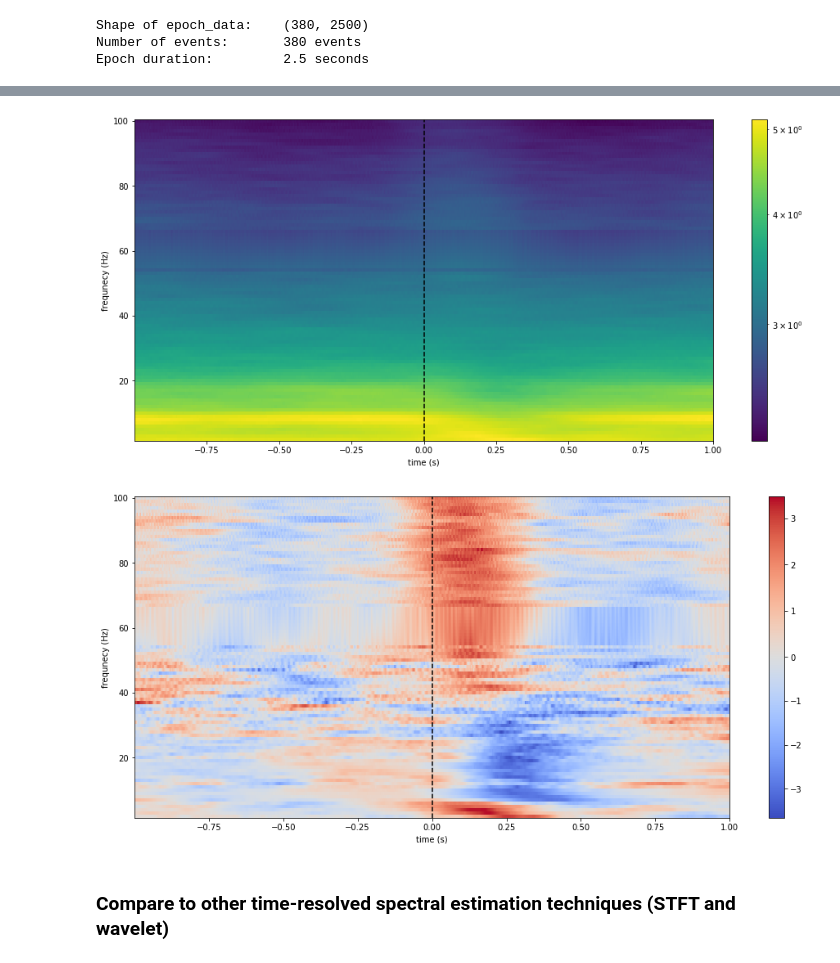
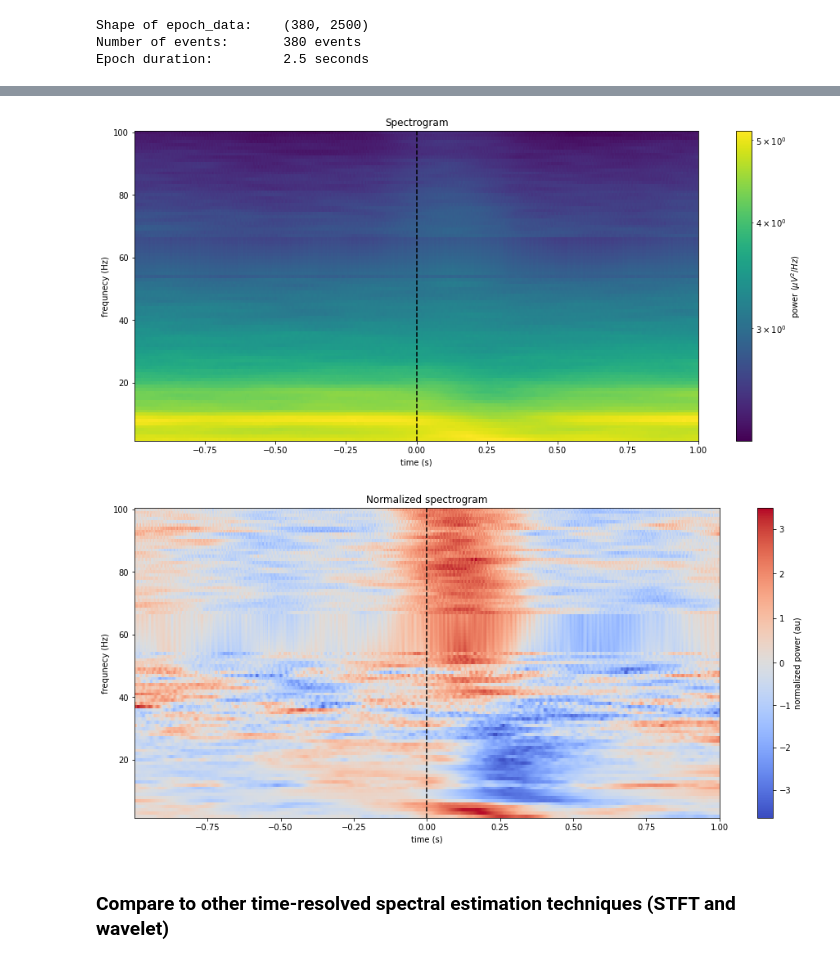
Before and after one commit to voytekresearch/TimeResolvedAperiodic, a Jupyter notebook: notebooks/01-Multitaper.ipynb, the cells around one changed output, grey strips where cells are left out. Saved outputs shown, nothing was run; the diff lists cells and outputs as text; code cells hidden in the pictures.

```diff
--- a/notebooks/01-Multitaper.ipynb
+++ b/notebooks/01-Multitaper.ipynb
@@ -124,7 +125,7 @@ epoch_data = data.reshape(1, 1, -1)
 
 # take first 60 seconds of data only (for speed)
 epoch_data = epoch_data[..., :60*fs]
-tfr_time = time[:60*fs]
+time = time_vector[:60*fs]
 
 # define frequencies of interest
 freq = np.arange(1, 100, 1)
@@ -139,13 +140,13 @@ for duration in [60, 10, 1]: # plot 60, 10, and 1 seconds of data
     fig, (ax0, ax1) = plt.subplots(2,1, figsize=[12,6], constrained_layout=True)
 
     # plot time-series
-    ax0.plot(tfr_time[:duration*fs], data[:duration*fs], color='k')
+    ax0.plot(time[:duration*fs], data[:duration*fs], color='k')
     ax0.set(xlabel="time (s)", ylabel="voltage")
     ax0.set_title("ECoG time-series")
     ax0.set_xlim(0, duration)
 
     # plot spectra
-    ax1.pcolormesh(tfr_time[:duration*fs], freq, tfr[:,:duration*fs])
+    ax1.pcolormesh(time[:duration*fs], freq, tfr[:,:duration*fs])
     ax1.set(xlabel="time (s)", ylabel="frequnecy (Hz)")
     ax1.set_title("multitaper spectrogram")
     ax1.set_ylim(1, 30)
@@ -160,7 +161,7 @@ Here we extend our the analysis from example I by computing the average spectral
 # %%
 # define helper functions for spectrogram plotting
 
-def plot_tfr(tfr, freqs, time):
+def plot_tfr(tfr, freqs, time, title=None, y_units="$\u00B5V^2/Hz$"):
     """
     Plot time-frequency representation (TFR) of power (i.e. spectrogram).
     """
@@ -178,10 +179,13 @@ def plot_tfr(tfr, freqs, time):
     ax.pcolormesh(time, freqs, tfr, cmap=cmap, norm=norm)
     ax.set(xlabel="time (s)", ylabel="frequnecy (Hz)")
     ax.axvline(0, color='k', linestyle='--')
-    fig.colorbar(ScalarMappable(cmap=cmap, norm=norm), ax=ax)
+    fig.colorbar(ScalarMappable(cmap=cmap, norm=norm), ax=ax,
+                 label=f"power ({y_units})")
+    if title:
+        ax.set_title(title)
 
 
-def plot_evoked_tfr(tfr, freqs, time):
+def plot_evoked_tfr(tfr, freqs, time, title=None):
     """
     Plot evoked spectrogram. Normalize power at each frequnecy to highlight
     event-related dynamics. Power values are z-scored across time, then
@@ -201,7 +205,10 @@ def plot_evoked_tfr(tfr, freqs, time):
     ax.set(xlabel="time (s)", ylabel="frequnecy (Hz)")
     ax.axvline(0, color='k', linestyle='--')
     fig.colorbar(ax.pcolormesh(time, freqs, tfr, cmap='coolwarm',
-                               norm=TwoSlopeNorm(vcenter=0)), ax=ax)
+                               norm=TwoSlopeNorm(vcenter=0)), ax=ax,
+                               label="normalized power (au)")
+    if title:
+        ax.set_title(title)
 
 
 def zscore_tfr(tfr):
@@ -319,13 +326,13 @@ Epoch duration:         2.5 seconds
 # multitaper analysis settings
 window_length = 0.5 # in seconds (duration of windows for multitaper analysis)
 freq_bandwidth = 4 # in Hz (frequencies at +/- freq_bandwidth will be smoothed)
-tfr_freqs = np.arange(2, 101, 1) # frequencies at which to compute power
-n_cycles = tfr_freqs * window_length # use a fixed window length for all freqs
+freqs = np.arange(2, 101, 1) # frequencies at which to compute power
+n_cycles = freqs * window_length # use a fixed window length for all freqs
 time_bandwidth = int(window_length * freq_bandwidth) # must be >= 2
 
 # compute TFR
 epoch_data_3d = epoch_data[np.newaxis, :] # reshape for MNE function
-tfr = tfr_array_multitaper(epoch_data_3d, sfreq=fs, freqs=tfr_freqs,
+tfr = tfr_array_multitaper(epoch_data_3d, sfreq=fs, freqs=freqs,
                            n_cycles=n_cycles, time_bandwidth=time_bandwidth,
                            output='power', n_jobs=-1)
 tfr = np.log10(tfr[0]) # log-transform power and remove extra dimension
@@ -334,14 +341,14 @@ tfr_mean = tfr.mean(axis=0) # average over epochs
 # crop edge effects
 event_time_vector = create_times(n_samples/fs, fs, start_val=t_window[0])
 time_range = [t_window[0]+window_length/2, t_window[1]-window_length/2]
-tfr_mean, tfr_time = crop_tfr(tfr_mean, event_time_vector, time_range)
+tfr_mean, time = crop_tfr(tfr_mean, event_time_vector, time_range)
 
 # interpolate line-noise range (remove effects of bandstop filter)
-tfr_mean = interpolate_spectra(tfr_freqs, tfr_mean.T, [55, 65])[1].T
+tfr_mean = interpolate_spectra(freqs, tfr_mean.T, [55, 65])[1].T
 
 # print shape of results
 print(f"\nShape of tfr_mean:\t{tfr_mean.shape}")
-print(f"Shape of tfr_freqs:\t{tfr_freqs.shape}")
-print(f"Shape of tfr_time:\t{tfr_time.shape}")
+print(f"Shape of freqs:\t{freqs.shape}")
+print(f"Shape of time:\t{time.shape}")
 # %% [output]
 [Parallel(n_jobs=8)]: Using backend LokyBackend with 8 concurrent workers.
@@ -354,9 +361,9 @@ Shape of tfr_time:      (2000,)
 # %%
 # plot multiaper results
-plot_tfr(tfr_mean, tfr_freqs, tfr_time)
+plot_tfr(tfr_mean, freqs, time, title="Spectrogram")
 
 # Plot normalized spectrogam to highlight event-related changes
-plot_evoked_tfr(tfr_mean, tfr_freqs, tfr_time)
+plot_evoked_tfr(tfr_mean, freqs, time, title="Normalized spectrogram")
 # %% [output]
-[figure, old version]
+[figure, new version]
-[figure, old version]
+[figure, new version]
```
Also changed, not shown: parts of 8 cells of this notebook.
